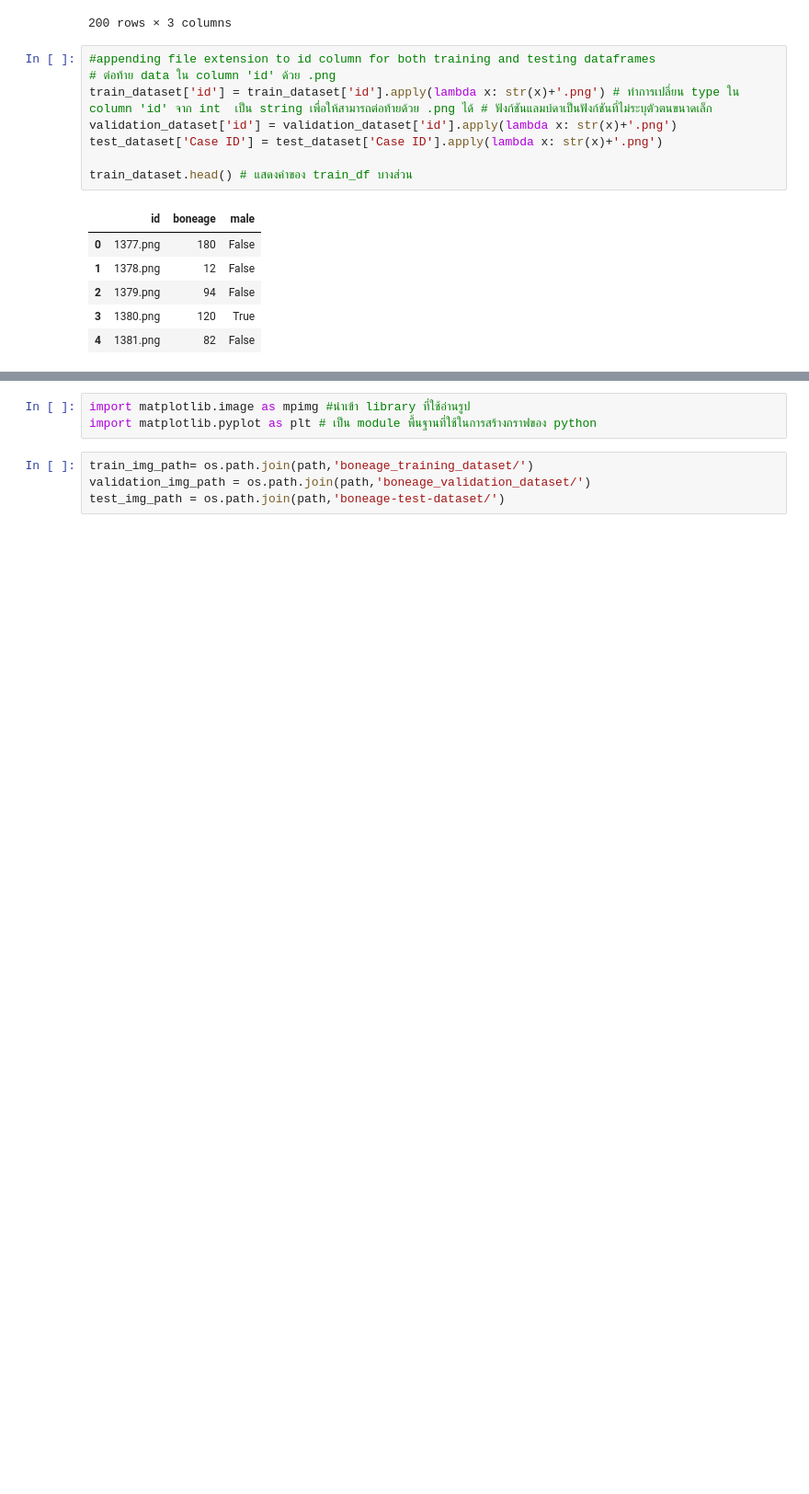
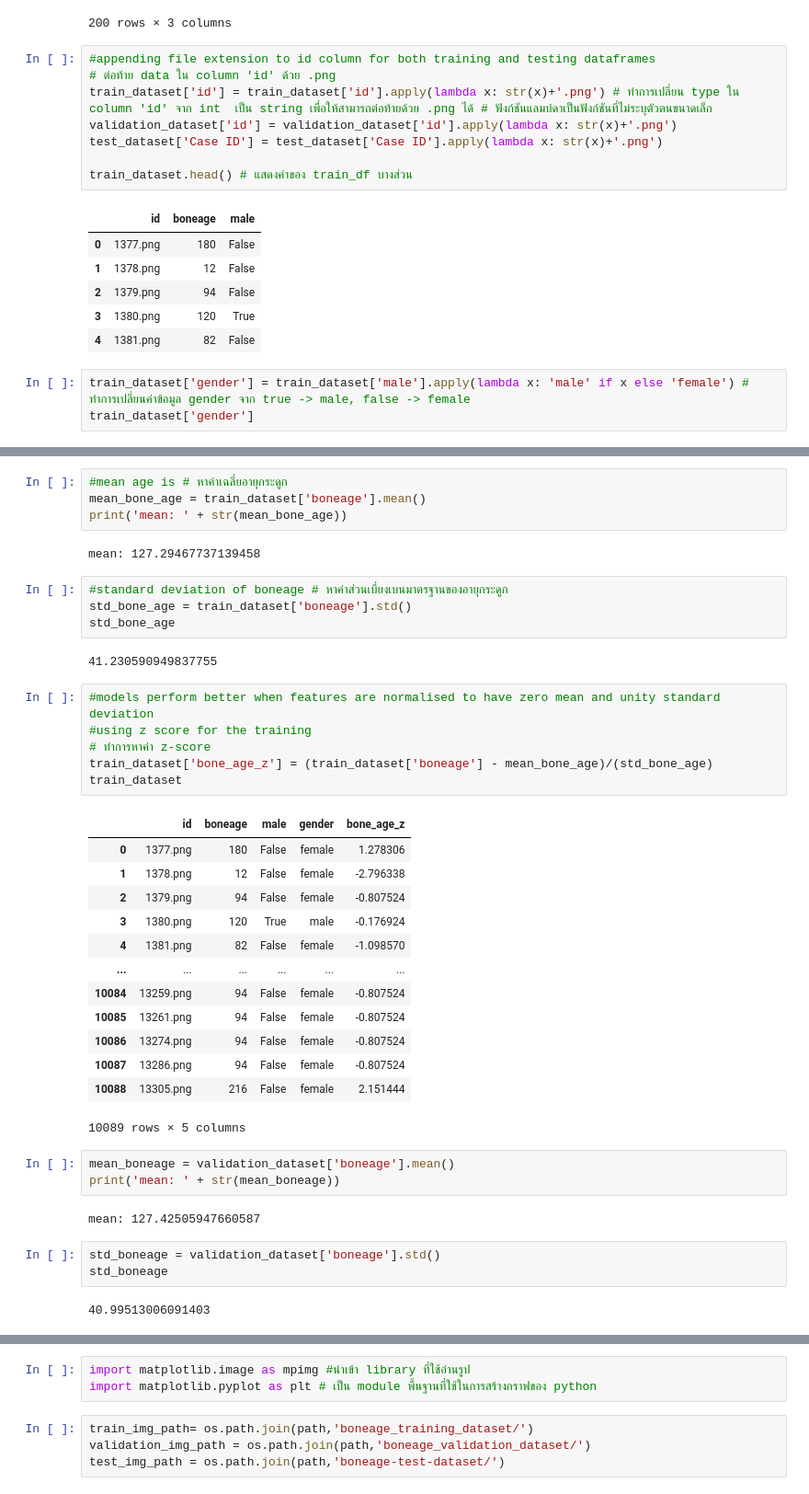
Before and after one commit to kittimaxz/Project_BoneAge, a Jupyter notebook: Model_Regression.ipynb, the cells around one changed output, grey strips where cells are left out. Shown at 92% size. Drawn from its saved outputs; the diff is of its cells as text; blank space fills up the shorter version.

Commit message:
+ bone_z

```diff
--- a/Model_Regression.ipynb
+++ b/Model_Regression.ipynb
@@ -117,3 +117,6 @@ train_dataset.head() # แสดงค่าของ train_df บางส่
 | 2 | 1379.png | 94 | False |
 | 3 | 1380.png | 120 | True |
 | 4 | 1381.png | 82 | False |
+# %%
+train_dataset['gender'] = train_dataset['male'].apply(lambda x: 'male' if x else 'female') # ทำการเปลี่ยนค่าข้อมูล gender จาก true -> male, false -> female
+train_dataset['gender']
@@ -119,0 +152,42 @@ train_dataset.head() # แสดงค่าของ train_df บางส่
+# %%
+#mean age is # หาค่าเฉลี่ยอายุกระดูก
+mean_bone_age = train_dataset['boneage'].mean()
+print('mean: ' + str(mean_bone_age))
+# %% [output]
+mean: 127.29467737139458
+# %%
+#standard deviation of boneage # หาค่าส่วนเบี่ยงเบนมาตรฐานของอายุกระดูก
+std_bone_age = train_dataset['boneage'].std()
+std_bone_age
+# %% [output]
+41.230590949837755
+# %%
+#models perform better when features are normalised to have zero mean and unity standard deviation
+#using z score for the training
+# ทำการหาค่า z-score
+train_dataset['bone_age_z'] = (train_dataset['boneage'] - mean_bone_age)/(std_bone_age)
+train_dataset
+# %% [output]
+|  | id | boneage | male | gender | bone_age_z |
+| 0 | 1377.png | 180 | False | female | 1.278306 |
+| 1 | 1378.png | 12 | False | female | -2.796338 |
+| 2 | 1379.png | 94 | False | female | -0.807524 |
+| 3 | 1380.png | 120 | True | male | -0.176924 |
+| 4 | 1381.png | 82 | False | female | -1.098570 |
+| ... | ... | ... | ... | ... | ... |
+| 10084 | 13259.png | 94 | False | female | -0.807524 |
+| 10085 | 13261.png | 94 | False | female | -0.807524 |
+| 10086 | 13274.png | 94 | False | female | -0.807524 |
+| 10087 | 13286.png | 94 | False | female | -0.807524 |
+| 10088 | 13305.png | 216 | False | female | 2.151444 |
+10089 rows × 5 columns
+# %%
+mean_boneage = validation_dataset['boneage'].mean()
+print('mean: ' + str(mean_boneage))
+# %% [output]
+mean: 127.42505947660587
+# %%
+std_boneage = validation_dataset['boneage'].std()
+std_boneage
+# %% [output]
+40.99513006091403
```
Also changed, not shown: parts of 10 cells of this notebook.
